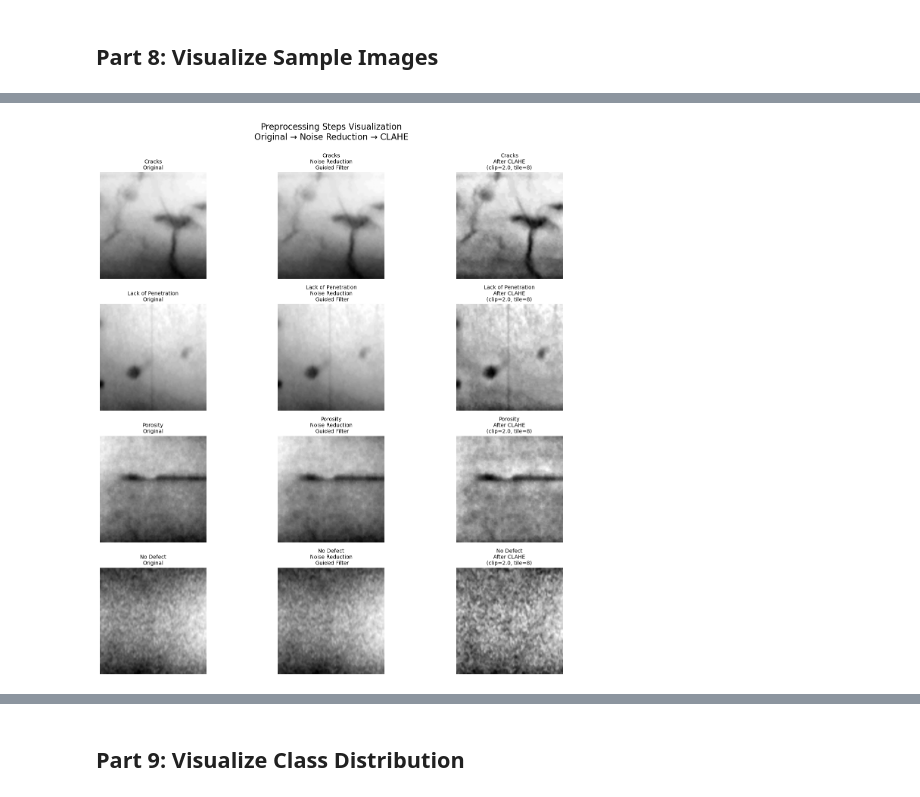
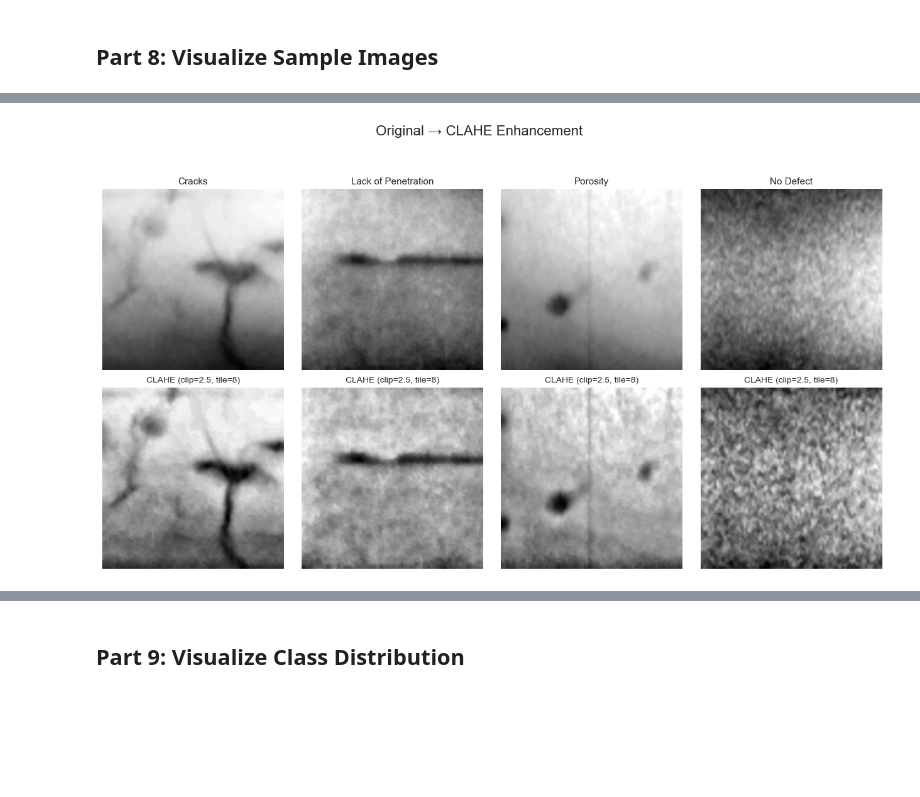
Before and after one commit to EhasanPial/Welding-Image_Processing-RIAWELC, a Jupyter notebook: RIAWELC_PyTorch_Notebook.ipynb, the cells around one changed output, grey strips where cells are left out. Cells and saved outputs as stored; diff of their text form; code cells hidden in the pictures; blank space fills up the shorter version.

```diff
--- a/RIAWELC_PyTorch_Notebook.ipynb
+++ b/RIAWELC_PyTorch_Notebook.ipynb
@@ -94,14 +96,14 @@ CLASS_LABELS = {
 # Configuration
 CONFIG = {
     'image_size': 256,
-    'batch_size': 32,
+    'batch_size': 64,
     'learning_rate': 0.001,
-    'epochs': 50,
+    'epochs': 100,
     'num_classes': 4,
     'device': device,
-    'subset_size': None,          # Number of images per class to use
+    'subset_size': None ,          # Number of images per class to use
     'use_clahe': True,           # Enable CLAHE preprocessing (set False to disable)
-    'clahe_clip': 2.0,           # CLAHE clipLimit
+    'clahe_clip': 2.5,           # CLAHE clipLimit
     'clahe_tile': 8,              # CLAHE tileGridSize (single int -> square grid)
     'use_gaussian_blur': False,   # Enable Gaussian blur preprocessing (set False to disable)
     'gaussian_blur_kernel': 3,   # Gaussian blur kernel size (odd integer)
@@ -300,7 +308,6 @@ RIAWELCDataset class created successfully!
 train_transform = transforms.Compose([
     transforms.Resize((CONFIG['image_size'], CONFIG['image_size'])),
     transforms.RandomRotation(20),
-    transforms.RandomAffine(degrees=0, translate=(0.1, 0.1)),
     transforms.RandomHorizontalFlip(),
     transforms.RandomVerticalFlip(),
     transforms.ToTensor(),
@@ -378,8 +390,13 @@ fig.suptitle('Sample Images from Each Weld Defect Class (Training Set)',
              fontsize=16, fontweight='bold')
 
 # Get one image per class
+random_indices = np.random.choice(len(train_dataset), size=len(train_dataset), replace=False)
+print(f"Random indices selected: {random_indices}")
 class_samples = {}
-for img, label in train_dataset:
+for idx in random_indices:
+    img, label = train_dataset[idx]
+    #print image shape
+    #print(f"Image shape: {img.shape}, Label: {label}")
     if label not in class_samples:
         class_samples[label] = img
     if len(class_samples) == CONFIG['num_classes']:
@@ -392,7 +409,7 @@ for class_idx, ax in enumerate(axes.flat):
         # Denormalize for display
         img_display = (img * 0.5 + 0.5).numpy()
         img_display = np.transpose(img_display, (1, 2, 0))
-        img_display = np.mean(img_display, axis=2)  # Convert to grayscale for display
+        # img_display = np.mean(img_display, axis=2)  # Convert to grayscale for display
 
         class_name = CLASS_NAMES[class_idx]
         ax.imshow(img_display, cmap='gray')
@@ -408,13 +426,13 @@ Sample images displayed!
 # %%
-# Visualize original vs noise reduction vs CLAHE for one sample per class
+# Visualize Original (Row 1) vs CLAHE (Row 2)
 import math
 
 n_classes = len(CLASS_NAMES)
-fig, axes = plt.subplots(n_classes, 3, figsize=(15, 4 * n_classes))
-fig.suptitle('Preprocessing Steps Visualization\nOriginal → Noise Reduction → CLAHE',
-             fontsize=16, y=0.95)
+fig, axes = plt.subplots(2, n_classes, figsize=(4 * n_classes, 8))
 
-# Define preprocessing parameters from CONFIG
+fig.suptitle('Original → CLAHE Enhancement', fontsize=16, y=1)
+
+# Define preprocessing parameters
 clip = float(CONFIG.get('clahe_clip', 2.0))
 tile = int(CONFIG.get('clahe_tile', 8))
 kernel = int(CONFIG.get('gaussian_blur_kernel', 3))
@@ -423,59 +441,54 @@ eps = float(CONFIG.get('guided_filter_eps', 0.01))
 
 clahe_op = cv2.createCLAHE(clipLimit=clip, tileGridSize=(tile, tile))
 
-for i, class_name in enumerate(CLASS_NAMES):
-    # Find a sample image in training folder
+for idx, class_name in enumerate(CLASS_NAMES):
+
+    # Fetch a sample image
     class_dir = os.path.join(TRAINING_PATH, class_name)
     files = [f for f in os.listdir(class_dir) if f.lower().endswith('.png')] if os.path.exists(class_dir) else []
+
     if not files:
-        for j in range(3):
-            axes[i, j].text(0.5, 0.5, 'No image', ha='center')
-            axes[i, j].axis('off')
+        axes[0, idx].text(0.5, 0.5, 'No image', ha='center')
+        axes[1, idx].text(0.5, 0.5, 'No image', ha='center')
+        axes[0, idx].axis('off')
+        axes[1, idx].axis('off')
         continue
 
-    # Load image
     img_path = os.path.join(class_dir, files[0])
     img_gray = cv2.imread(img_path, cv2.IMREAD_GRAYSCALE)
+
     if img_gray is None:
-        for j in range(3):
-            axes[i, j].text(0.5, 0.5, 'Load failed', ha='center')
-            axes[i, j].axis('off')
+        axes[0, idx].text(0.5, 0.5, 'Load failed', ha='center')
+        axes[1, idx].text(0.5, 0.5, 'Load failed', ha='center')
+        axes[0, idx].axis('off')
+        axes[1, idx].axis('off')
         continue
 
     # Resize
     img_resized = cv2.resize(img_gray, (CONFIG['image_size'], CONFIG['image_size']))
 
-    # Apply noise reduction (Gaussian blur)
-    # img_blurred = cv2.GaussianBlur(img_resized, (kernel, kernel), 0)
-
-    # Apply guided filter if enabled
+    # Guided filter or Gaussian blur
     if CONFIG.get('use_guided_filter', True):
         img_blurred = guided_filter(I=img_resized, p=img_resized, r=radius, eps=eps)
         img_blurred = np.uint8(np.clip(img_blurred, 0, 255))
-        print(f"Applied guided filter on class {class_name}")
     else:
         img_blurred = cv2.GaussianBlur(img_resized, (kernel, kernel), 0)
 
-    # Apply CLAHE on blurred image
+    # CLAHE
     img_clahe = clahe_op.apply(img_blurred)
 
-    # Display original
-    axes[i, 0].imshow(img_resized, cmap='gray')
-    axes[i, 0].set_title(f"{CLASS_LABELS[class_name]}\nOriginal", fontsize=10)
-    axes[i, 0].axis('off')
+    # Row 1 → Original image
+    axes[0, idx].imshow(img_resized, cmap='gray')
+    axes[0, idx].set_title(f"{CLASS_LABELS[class_name]}", fontsize=11)
+    axes[0, idx].axis('off')
 
-    # Display noise reduced
-    axes[i, 1].imshow(img_blurred, cmap='gray')
-    axes[i, 1].set_title(f"{CLASS_LABELS[class_name]}\nNoise Reduction\n {"Gaussian Blur" if CONFIG.get('use_gaussian_blur', False) else 'Guided Filter'}", fontsize=10)
-    axes[i, 1].axis('off')
+    # Row 2 → CLAHE
+    axes[1, idx].imshow(img_clahe, cmap='gray')
+    axes[1, idx].set_title(f"CLAHE (clip={clip}, tile={tile})", fontsize=10)
+    axes[1, idx].axis('off')
 
-    # Display CLAHE
-    axes[i, 2].imshow(img_clahe, cmap='gray')
-    axes[i, 2].set_title(f"{CLASS_LABELS[class_name]}\nAfter CLAHE\n(clip={clip}, tile={tile})", fontsize=10)
-    axes[i, 2].axis('off')
+# Minimal gap between rows & columns
+plt.subplots_adjust(wspace=0.1, hspace=0.05)
 
-plt.tight_layout(rect=[0, 0.03, 1, 0.95])
 plt.show()
-
-print('Displayed preprocessing steps for classes:', CLASS_NAMES)
 # %% [output]
@@ -486 +495 @@ Applied guided filter on class ND
-[figure, old version]
+[figure, new version]
```
Also changed, not shown: parts of 29 cells of this notebook.
